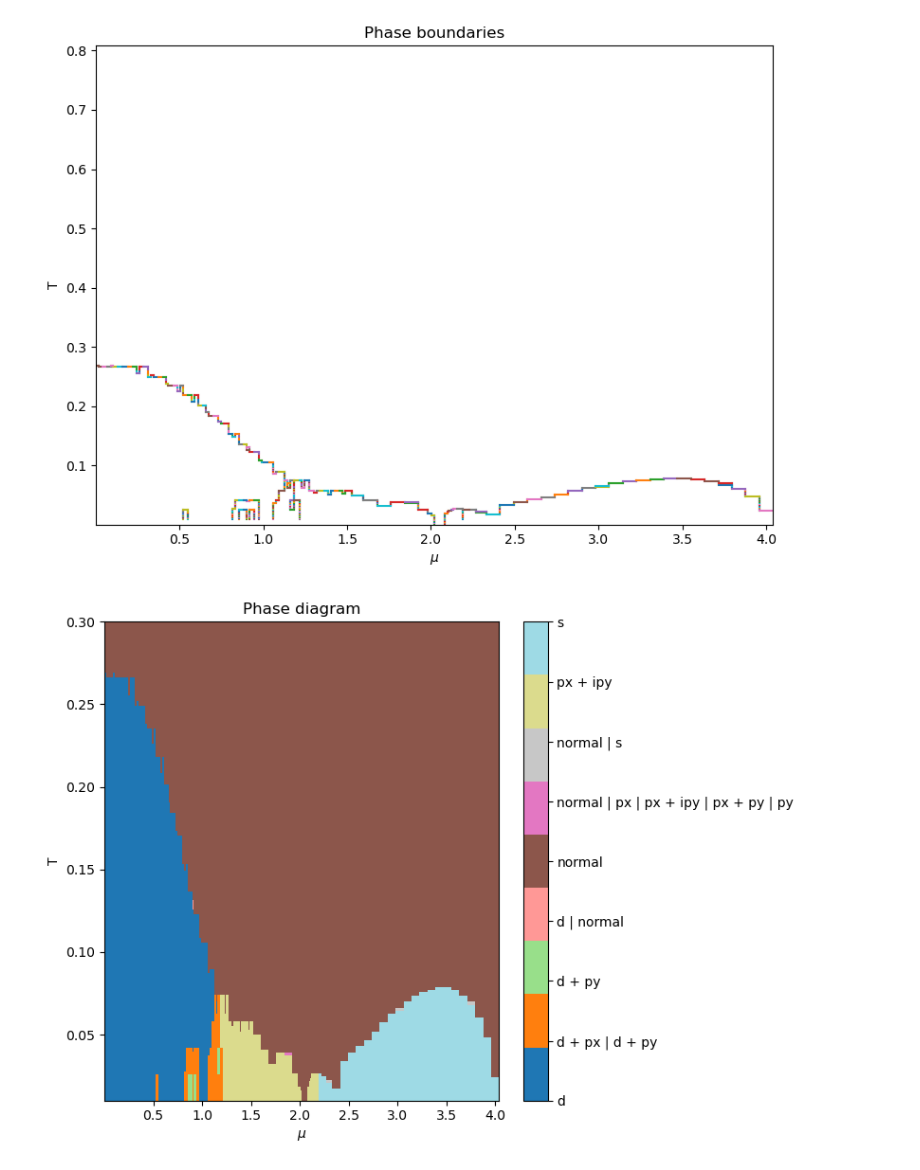
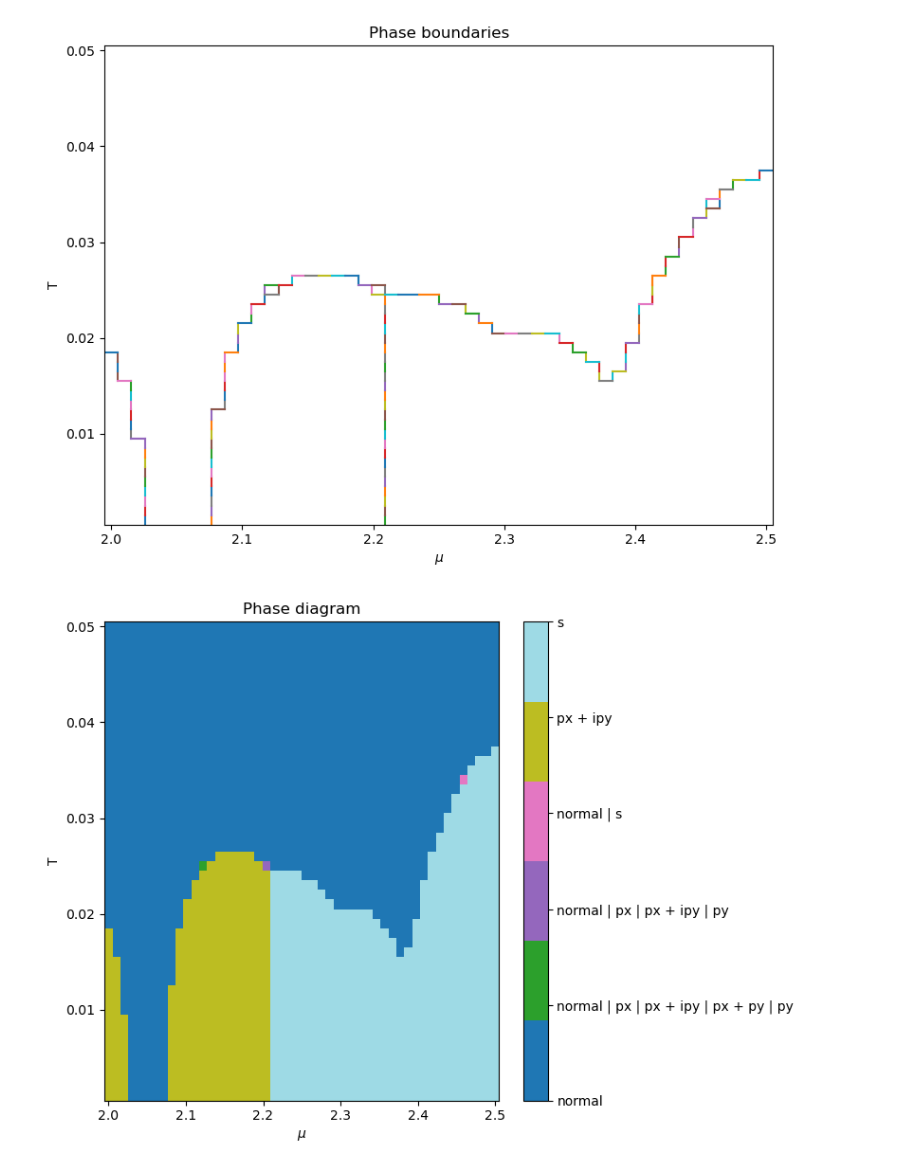
Before and after one commit to emilssp/master-thesis-codebase, a Jupyter notebook: diagrams/cluster/plot.ipynb, the cells around one changed output. Saved outputs shown, nothing was run; the diff lists cells and outputs as text; code cells hidden in the pictures.

```diff
--- a/diagrams/cluster/plot.ipynb
+++ b/diagrams/cluster/plot.ipynb
@@ -9,10 +9,10 @@ from scripts.postprocess import filter_df
 # %%
 free_tol= 1e-6
 # %%
-path = "./data/muT_V15"
+path = "./data/muT_res2"
 df = read_jsondir_to_df(path)
 df_filtered = filter_df(df, tol=1e-6)
 
-df_filtered.head()
+df_filtered.iloc[220:240]
 # %% [output]
 |  | mu | T | best_free | free | F_onsite | F_swave | F_dwave | F_px | F_py | Fuu_px | Fuu_py | ... |
@@ -185,27 +196,27 @@ def plot_phase_boundaries_from_grid(mu_vals, T_vals, Z, linewidth=1.5):
 # %%
 plot_phase_boundaries_from_grid(mu_vals, T_vals, Z)
 # %% [output]
-[figure, old version]
+[figure, new version]
 # %%
 import matplotlib.pyplot as plt
 from matplotlib.colors import ListedColormap
 
 cmap = ListedColormap(plt.cm.tab20(np.linspace(0, 1, len(phase_order))))
 
 plt.figure(figsize=(8, 6))
 mesh = plt.pcolormesh(mu_vals, T_vals, Z, shading="nearest", cmap=cmap)
 
 cbar = plt.colorbar(mesh, ticks=np.arange(len(phase_order)))
 cbar.ax.set_yticklabels(phase_order)
 
 plt.xlabel(r"$\mu$")
 plt.ylabel("T")
 plt.title("Phase diagram")
-plt.ylim(0.01,0.3)
+# plt.ylim(0.01,0.3)
 plt.tight_layout()
 plt.show()
 # %% [output]
-[figure, old version]
+[figure, new version]
 # %%
 from scipy.ndimage import zoom
 
```
Also changed, not shown: parts of 2 cells of this notebook, 5 other files.
